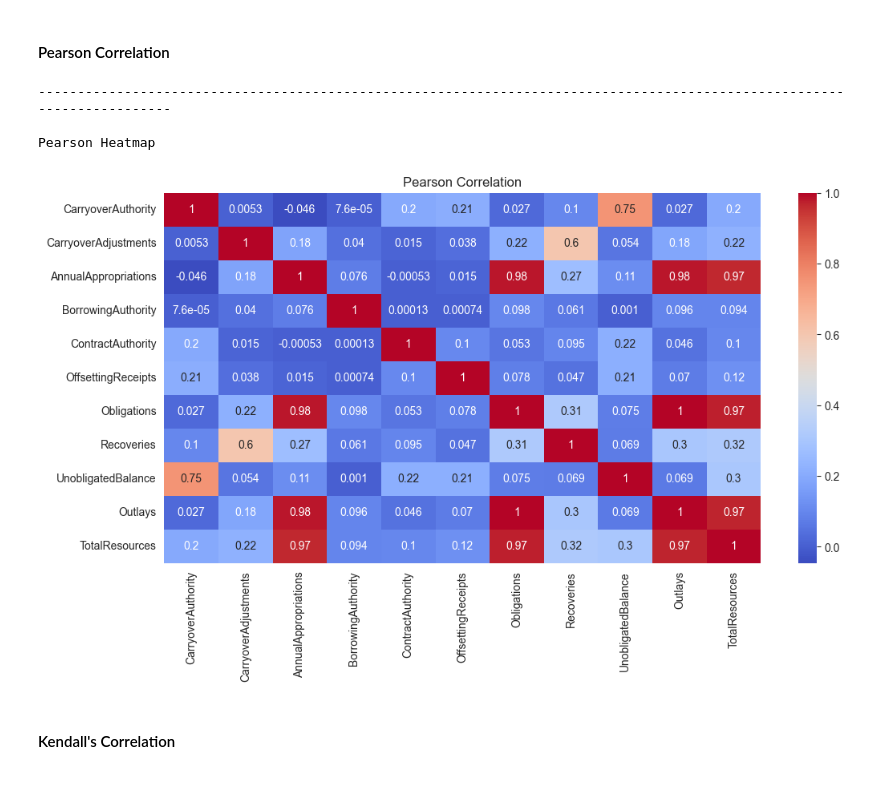
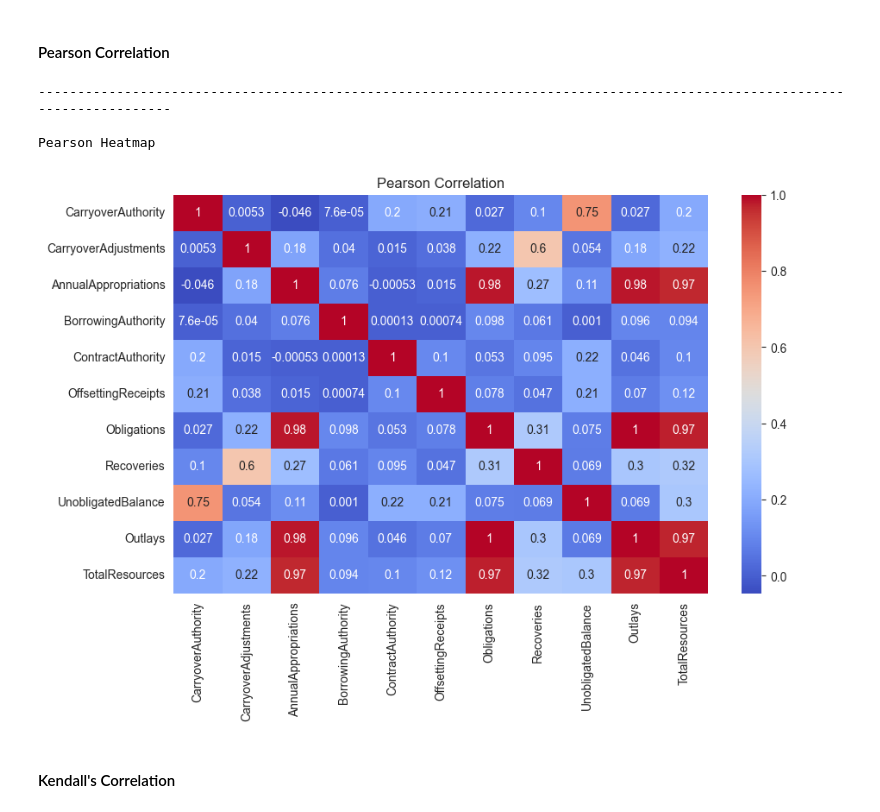
Before and after one commit to is-leeroy-jenkins/Cutey, a Jupyter notebook: balances.ipynb, the cells around one changed output. Cells and saved outputs as stored; diff of their text form; code cells hidden in the pictures; blank space fills up the shorter version.

```diff
--- a/balances.ipynb
+++ b/balances.ipynb
@@ -670,18 +671,18 @@ Kendall Correlation Matrix
 # %%
 print( hdr )
 print( 'Pearson Heatmap' )
 print( nwln )
 
 # Display correlation heatmaps separately to optimize processing
-plt.figure(figsize=(12, 6))
+plt.figure(figsize=(10, 6))
 sns.heatmap(df_pearson, annot=True, cmap= "coolwarm" )
 plt.title("Pearson Correlation")
 plt.show()
 # %% [output]
 ------------------------------------------------------------------------------------------------------------------------
 
 Pearson Heatmap
-[figure, old version]
+[figure, new version]
 # %% [markdown]
 #### Kendall's Correlation
 # %%
```
Also changed, not shown: parts of 7 cells of this notebook.
